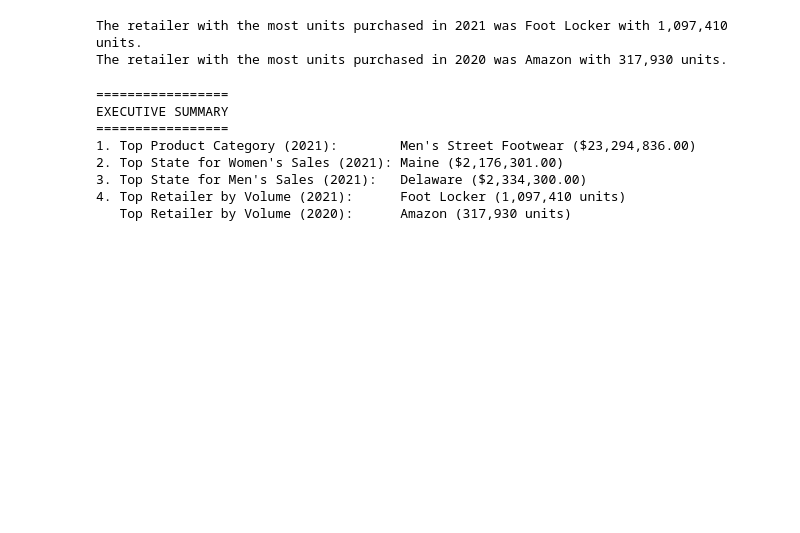
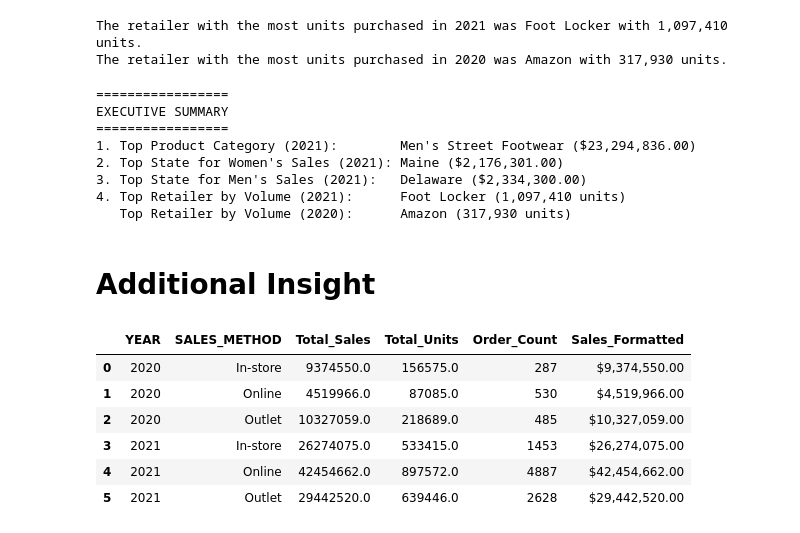
Before and after one commit to marichard/rush_sportswear, a Jupyter notebook: GB885_Assignment_7_Richard_M.ipynb, the cells around one changed output. Saved outputs shown, nothing was run; the diff lists cells and outputs as text; code cells hidden in the pictures; blank space fills up the shorter version.

Commit message:
sales summary added as an additional insight

```diff
--- a/GB885_Assignment_7_Richard_M.ipynb
+++ b/GB885_Assignment_7_Richard_M.ipynb
@@ -124,7 +124,7 @@ Number of duplicates in sales_df: 0
 # %%
 # clean sales dataset
 # fix misspelling in of text in sales method column of sales dataset
-sales_df['SALES_METHOD'] = sales_df['SALES_METHOD'].replace({'0otlet': 'Outlet'})
+sales_df['SALES_METHOD'] = sales_df['SALES_METHOD'].replace({'Ootlet': 'Outlet'})
 
 # units sold column
 sales_df['UNITS_SOLD'] = sales_df['UNITS_SOLD'].astype(str).str.replace(',', '').str.strip()
@@ -239,3 +239,24 @@ EXECUTIVE SUMMARY
 3. Top State for Men's Sales (2021):   Delaware ($2,334,300.00)
 4. Top Retailer by Volume (2021):      Foot Locker (1,097,410 units)
    Top Retailer by Volume (2020):      Amazon (317,930 units)
+# %% [markdown]
+# Additional Insight
+# %%
+# annual growth and channel contribution trends across sales method's (In-store, Online, and Outlet)
+# sales summary
+sales_summary = merged_df.groupby(['YEAR', 'SALES_METHOD']).agg(
+    Total_Sales=('TOTAL_SALES', 'sum'),
+    Total_Units=('UNITS_SOLD', 'sum'),
+    Order_Count=('ORDER_ID', 'count')
+).reset_index()
+
+sales_summary['Sales_Formatted'] = sales_summary['Total_Sales'].apply(lambda x: f"${x:,.2f}")
+sales_summary
+# %% [output]
+|  | YEAR | SALES_METHOD | Total_Sales | Total_Units | Order_Count | Sales_Formatted |
+| 0 | 2020 | In-store | 9374550.0 | 156575.0 | 287 | $9,374,550.00 |
+| 1 | 2020 | Online | 4519966.0 | 87085.0 | 530 | $4,519,966.00 |
+| 2 | 2020 | Outlet | 10327059.0 | 218689.0 | 485 | $10,327,059.00 |
+| 3 | 2021 | In-store | 26274075.0 | 533415.0 | 1453 | $26,274,075.00 |
+| 4 | 2021 | Online | 42454662.0 | 897572.0 | 4887 | $42,454,662.00 |
+| 5 | 2021 | Outlet | 29442520.0 | 639446.0 | 2628 | $29,442,520.00 |
```
Also changed, not shown: parts of 3 cells of this notebook.
